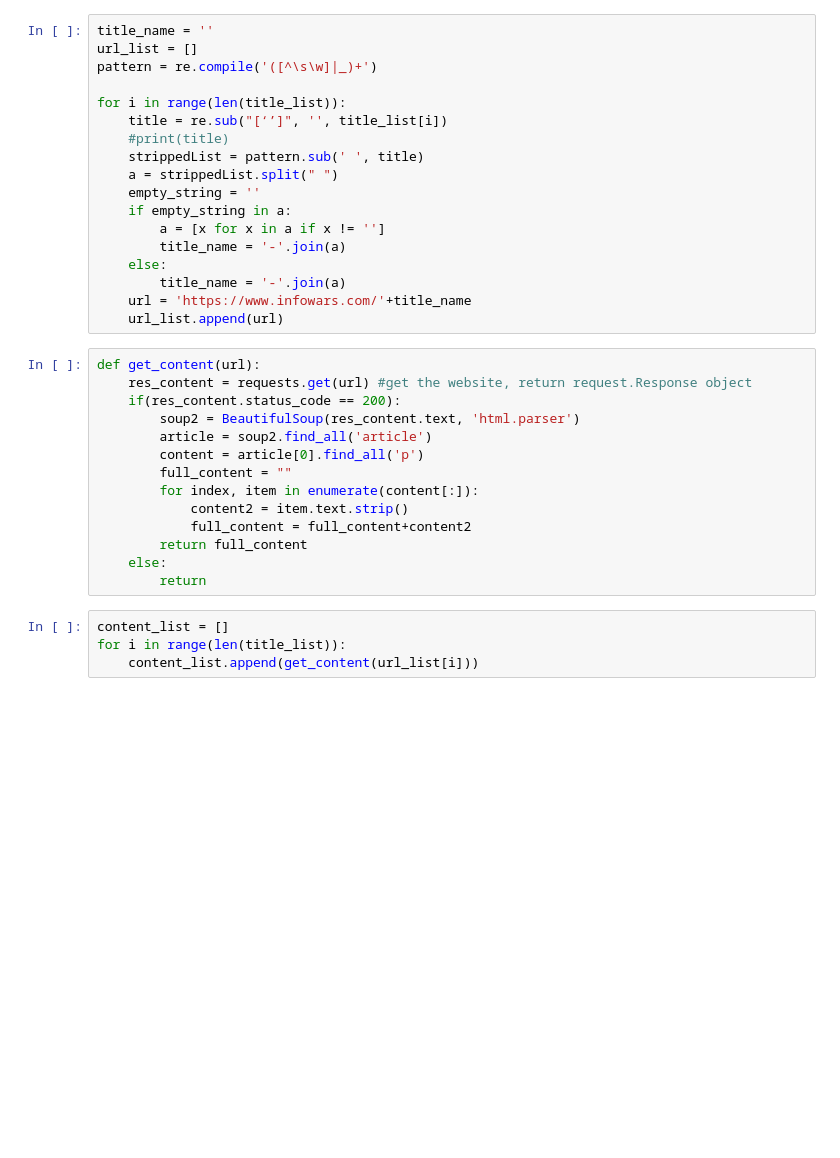
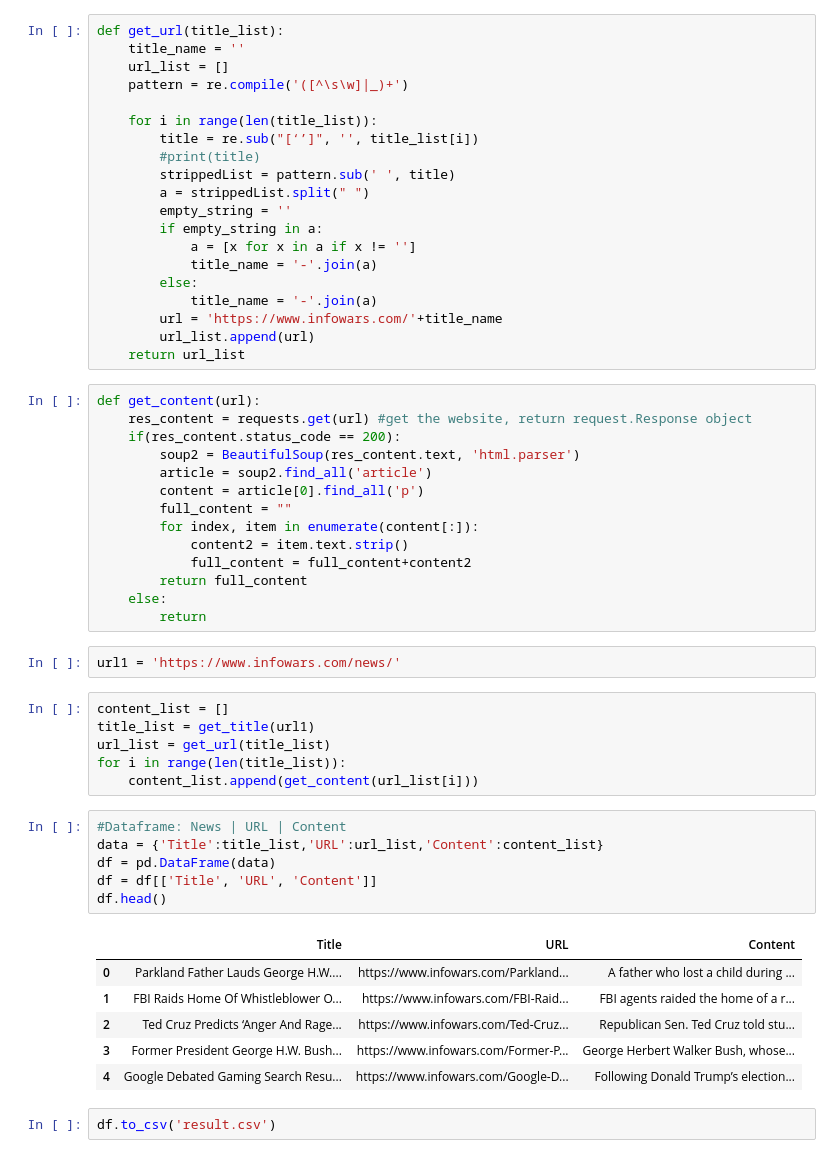
Before and after one commit to gillian850413/Python_Web_Crawler, a Jupyter notebook: web_crawler.ipynb, the cells around one changed output. Drawn from its saved outputs; the diff is of its cells as text; blank space fills up the shorter version.

```diff
--- a/web_crawler.ipynb
+++ b/web_crawler.ipynb
@@ -28,21 +23,23 @@ for i in range(len(us_news_div)):
 # %%
-title_name = ''
-url_list = []
-pattern = re.compile('([^\s\w]|_)+')
+def get_url(title_list):
+    title_name = ''
+    url_list = []
+    pattern = re.compile('([^\s\w]|_)+')
 
-for i in range(len(title_list)):
-    title = re.sub("[‘’]", '', title_list[i])
-    #print(title)
-    strippedList = pattern.sub(' ', title)
-    a = strippedList.split(" ")
-    empty_string = ''
-    if empty_string in a:
-        a = [x for x in a if x != '']
-        title_name = '-'.join(a)
-    else:
-        title_name = '-'.join(a)
-    url = 'https://www.infowars.com/'+title_name
-    url_list.append(url)
+    for i in range(len(title_list)):
+        title = re.sub("[‘’]", '', title_list[i])
+        #print(title)
+        strippedList = pattern.sub(' ', title)
+        a = strippedList.split(" ")
+        empty_string = ''
+        if empty_string in a:
+            a = [x for x in a if x != '']
+            title_name = '-'.join(a)
+        else:
+            title_name = '-'.join(a)
+        url = 'https://www.infowars.com/'+title_name
+        url_list.append(url)
+    return url_list
 # %%
 def get_content(url):
     res_content = requests.get(url) #get the website, return request.Response object
@@ -57,7 +54,26 @@ def get_content(url):
         return full_content
     else:
         return
+# %%
+url1 = 'https://www.infowars.com/news/'
 # %%
 content_list = []
+title_list = get_title(url1)
+url_list = get_url(title_list)
 for i in range(len(title_list)):
     content_list.append(get_content(url_list[i]))
+# %%
+#Dataframe: News | URL | Content
+data = {'Title':title_list,'URL':url_list,'Content':content_list}
+df = pd.DataFrame(data)
+df = df[['Title', 'URL', 'Content']]
+df.head()
+# %% [output]
+|  | Title | URL | Content |
+| 0 | Parkland Father Lauds George H.W.... | https://www.infowars.com/Parkland... | A father who lost a child during ... |
+| 1 | FBI Raids Home Of Whistleblower O... | https://www.infowars.com/FBI-Raid... | FBI agents raided the home of a r... |
+| 2 | Ted Cruz Predicts ‘Anger And Rage... | https://www.infowars.com/Ted-Cruz... | Republican Sen. Ted Cruz told stu... |
+| 3 | Former President George H.W. Bush... | https://www.infowars.com/Former-P... | George Herbert Walker Bush, whose... |
+| 4 | Google Debated Gaming Search Resu... | https://www.infowars.com/Google-D... | Following Donald Trump’s election... |
+# %%
+df.to_csv('result.csv')
```
Also changed, not shown: parts of 27 cells of this notebook.
